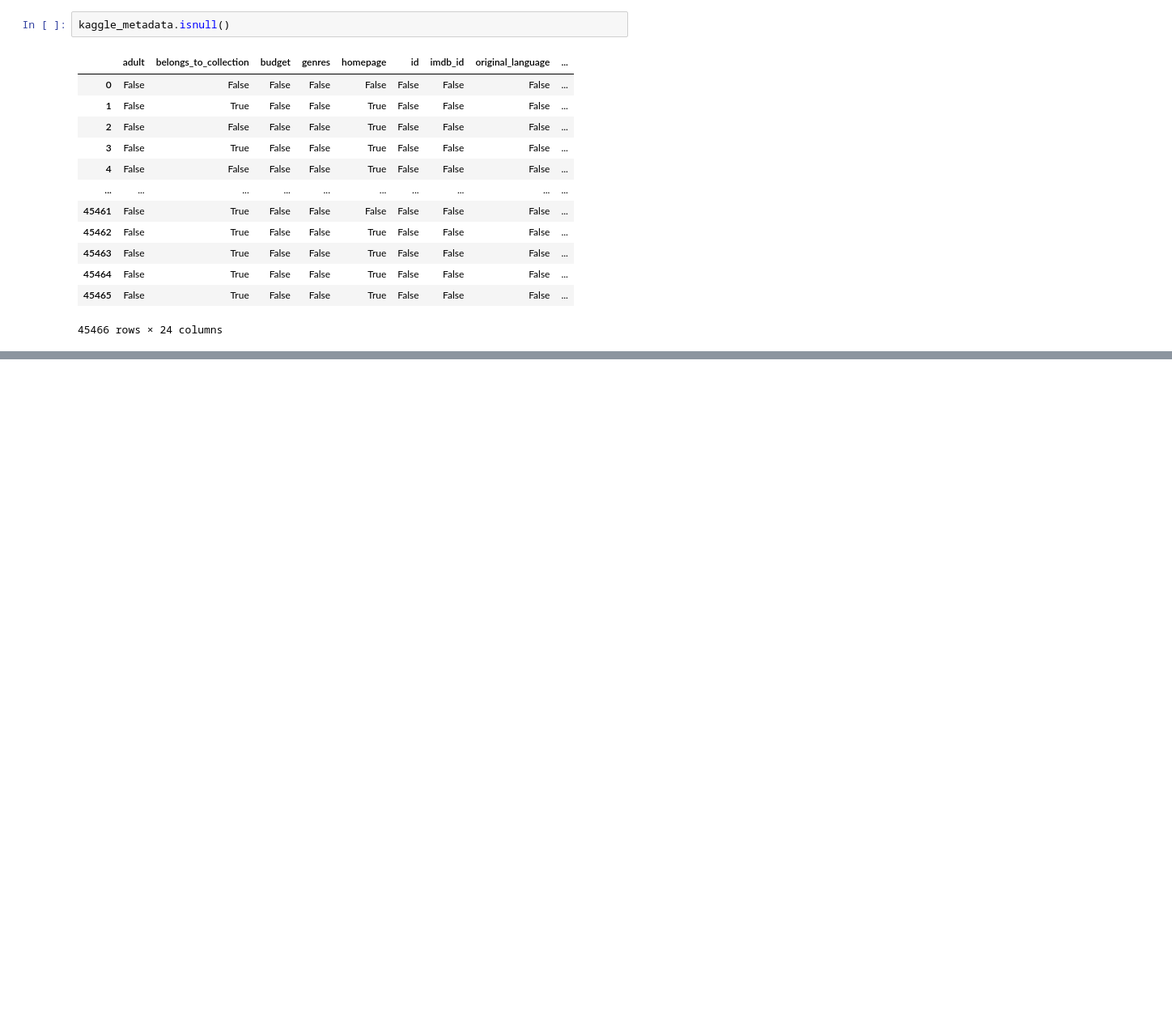
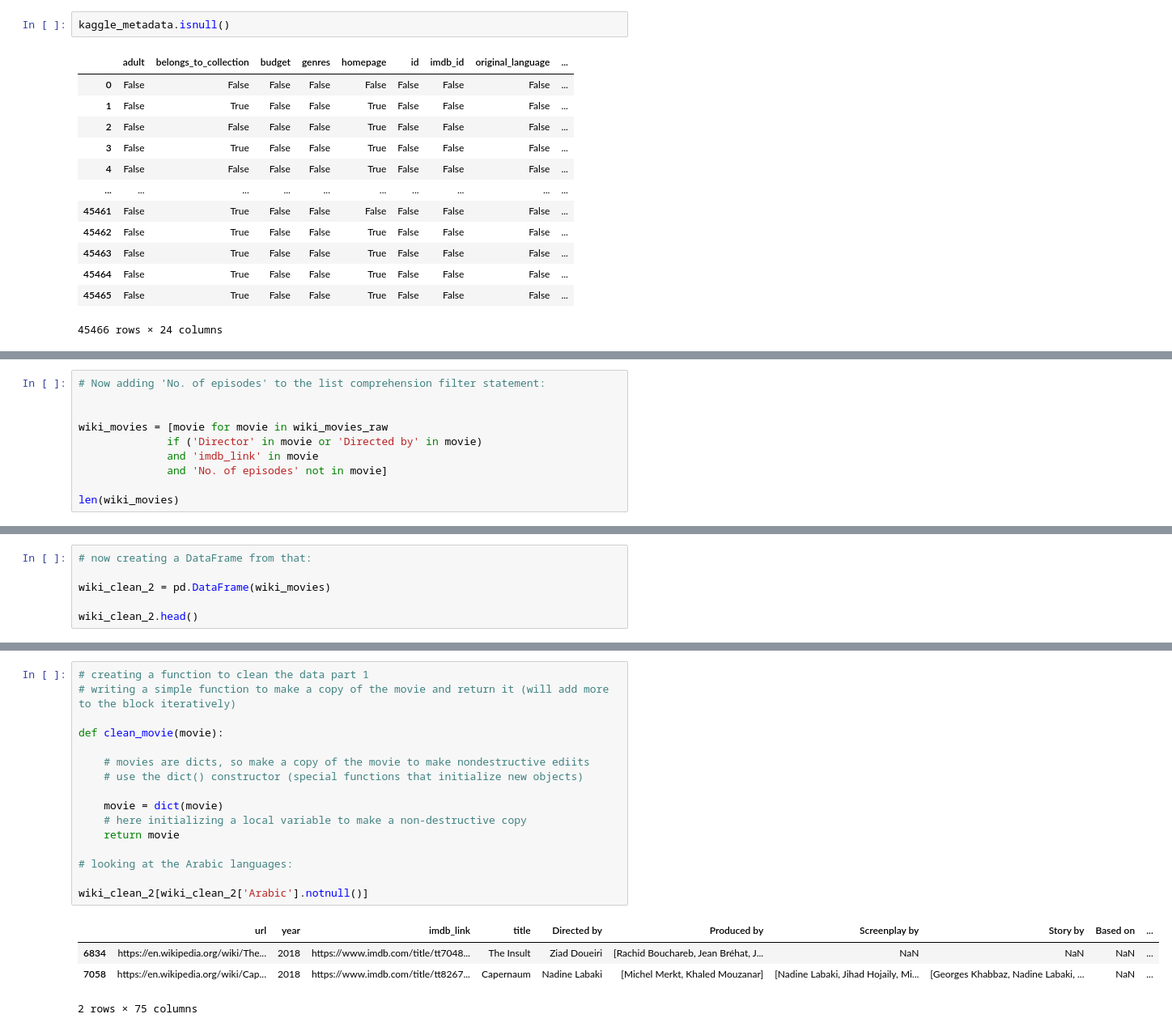
Before and after one commit to jwcomp4/Movies-ETL, a Jupyter notebook: etl_wiki_movies.ipynb, the cells around one changed output, grey strips where cells are left out. Shown: that part at 81% size. Saved outputs shown, nothing was run; the diff lists cells and outputs as text; blank space fills up the shorter version.

```diff
--- a/etl_wiki_movies.ipynb
+++ b/etl_wiki_movies.ipynb
@@ -312,0 +401,10 @@ kaggle_metadata.isnull()
+# %%
+# Now adding 'No. of episodes' to the list comprehension filter statement:
+
+
+wiki_movies = [movie for movie in wiki_movies_raw
+              if ('Director' in movie or 'Directed by' in movie)
+              and 'imdb_link' in movie
+              and 'No. of episodes' not in movie]
+
+len(wiki_movies)
@@ -312,0 +413,6 @@ kaggle_metadata.isnull()
+# %%
+# now creating a DataFrame from that:
+
+wiki_clean_2 = pd.DataFrame(wiki_movies)
+
+wiki_clean_2.head()
@@ -312,0 +427,21 @@ kaggle_metadata.isnull()
+# %%
+# creating a function to clean the data part 1
+# writing a simple function to make a copy of the movie and return it (will add more to the block iteratively)
+
+def clean_movie(movie):
+
+    # movies are dicts, so make a copy of the movie to make nondestructive ediits
+    # use the dict() constructor (special functions that initialize new objects)
+
+    movie = dict(movie)
+    # here initializing a local variable to make a non-destructive copy
+    return movie
+
+# looking at the Arabic languages:
+
+wiki_clean_2[wiki_clean_2['Arabic'].notnull()]
+# %% [output]
+|  | url | year | imdb_link | title | Directed by | Produced by | Screenplay by | Story by | Based on | ... |
+| 6834 | https://en.wikipedia.org/wiki/The... | 2018 | https://www.imdb.com/title/tt7048... | The Insult | Ziad Doueiri | [Rachid Bouchareb, Jean Bréhat, J... | NaN | NaN | NaN | ... |
+| 7058 | https://en.wikipedia.org/wiki/Cap... | 2018 | https://www.imdb.com/title/tt8267... | Capernaum | Nadine Labaki | [Michel Merkt, Khaled Mouzanar] | [Nadine Labaki, Jihad Hojaily, Mi... | [Georges Khabbaz, Nadine Labaki, ... | NaN | ... |
+2 rows × 75 columns
```
Also changed, not shown: parts of 16 cells of this notebook.
